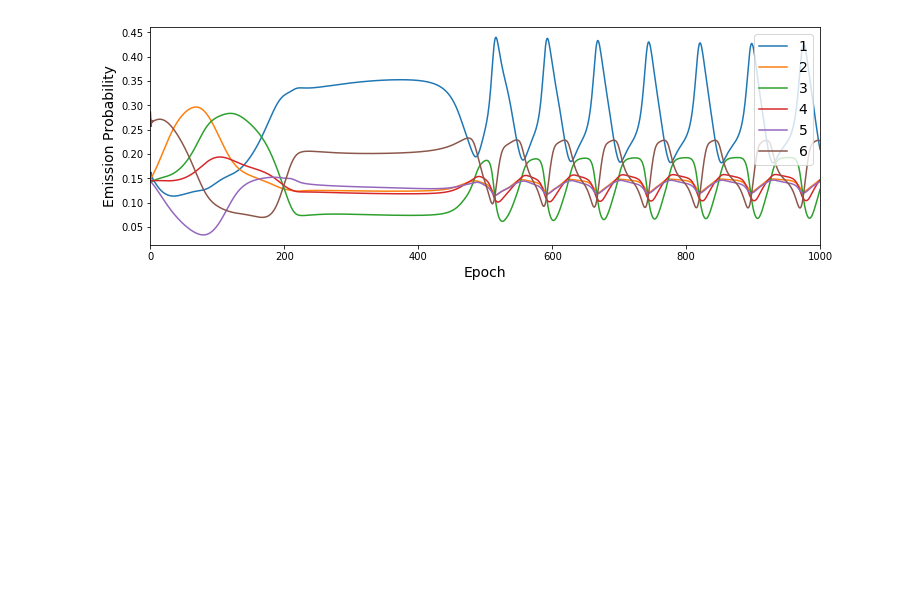
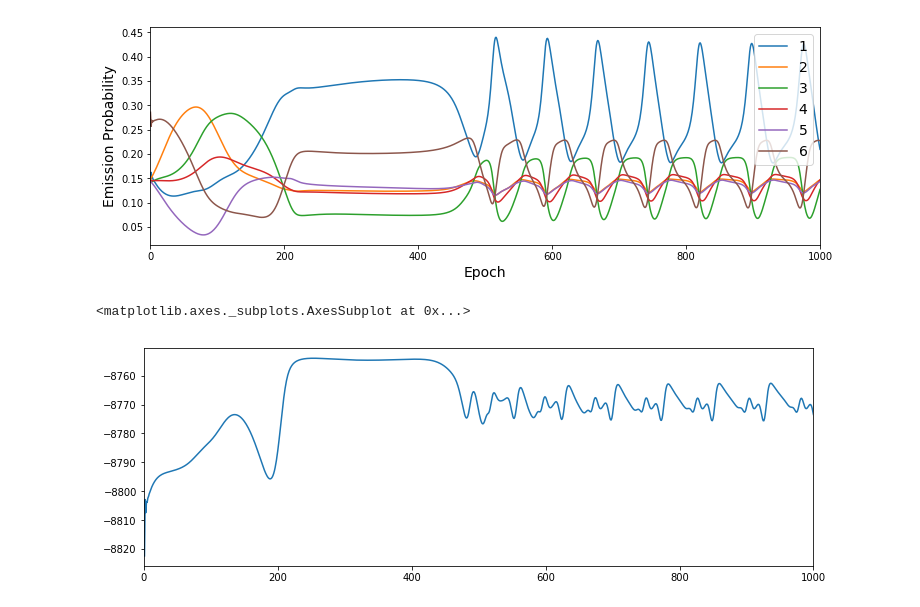
Before and after one commit to nyjgary/probabilistic-graphical-models, a Jupyter notebook: hwk2-hmm/hw2_code.ipynb, the cells around one changed output. Saved outputs shown, nothing was run; the diff lists cells and outputs as text; code cells hidden in the pictures; blank space fills up the shorter version.

```diff
--- a/hwk2-hmm/hw2_code.ipynb
+++ b/hwk2-hmm/hw2_code.ipynb
@@ -215,7 +239,7 @@ initial_pi = np.array([1., 0., 0.])
 freeze_B = [True, False, False]
 
 model_3d = ModelHMM(A, B, data, freeze_B)
-transition_probs_3d, emission_probs_3d = model_3d.train(num_iter=1000, initial_pi=initial_pi)
+transition_probs_3d, emission_probs_3d, log_likelihoods_3d = model_3d.train(num_iter=1000, initial_pi=initial_pi)
 print(model_3d.A)
 print(model_3d.B)
 # %% [output]
@@ -285,6 +309,11 @@ plt.xlabel('Epoch', fontsize=14)
 plt.legend(fontsize=14);
 # %% [output]
 [figure]
+# %%
+pd.Series(log_likelihoods_3d).plot(figsize=(12,4))
+# %% [output]
+<matplotlib.axes._subplots.AxesSubplot at 0x...>
+[figure, added]
 # %%
 # # three dice - don't do this (need to break symmetry)
 # A = np.array([[.34, .33, .33],
```
Also changed, not shown: parts of 5 cells of this notebook.
